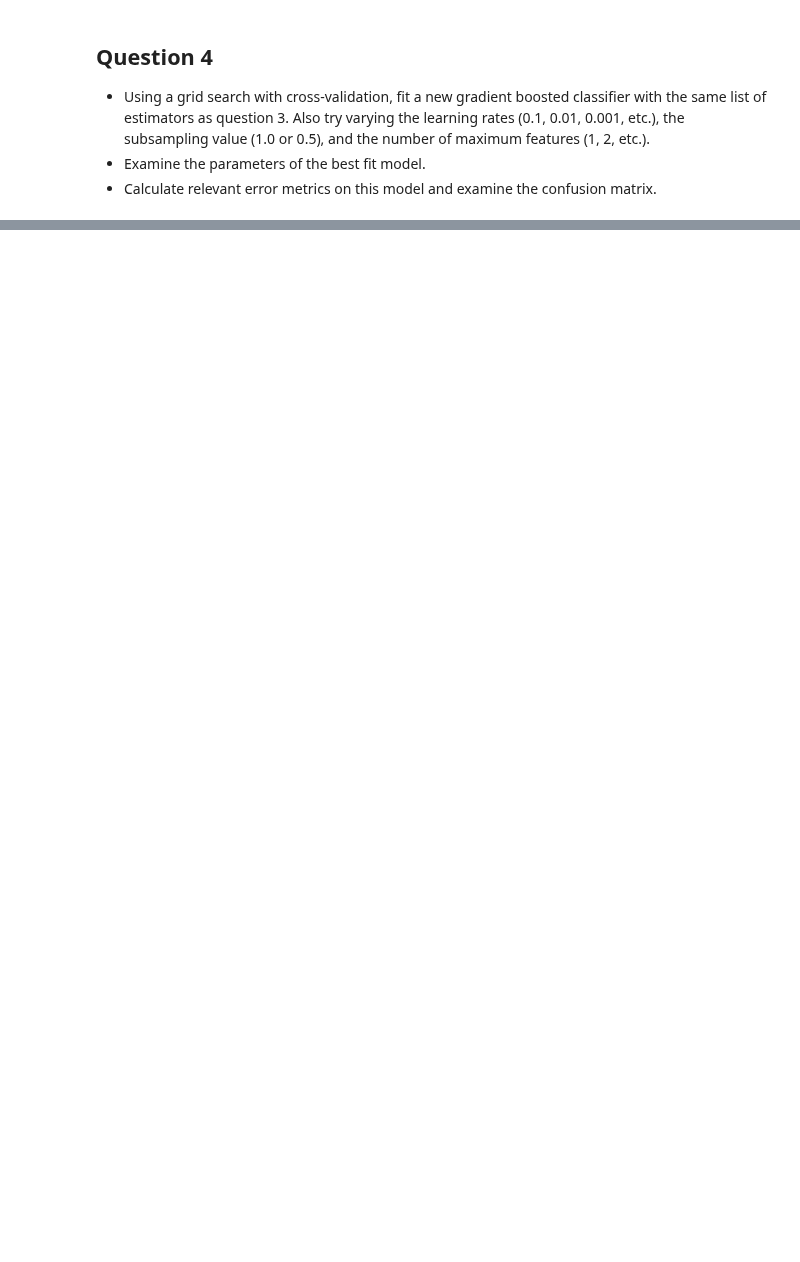
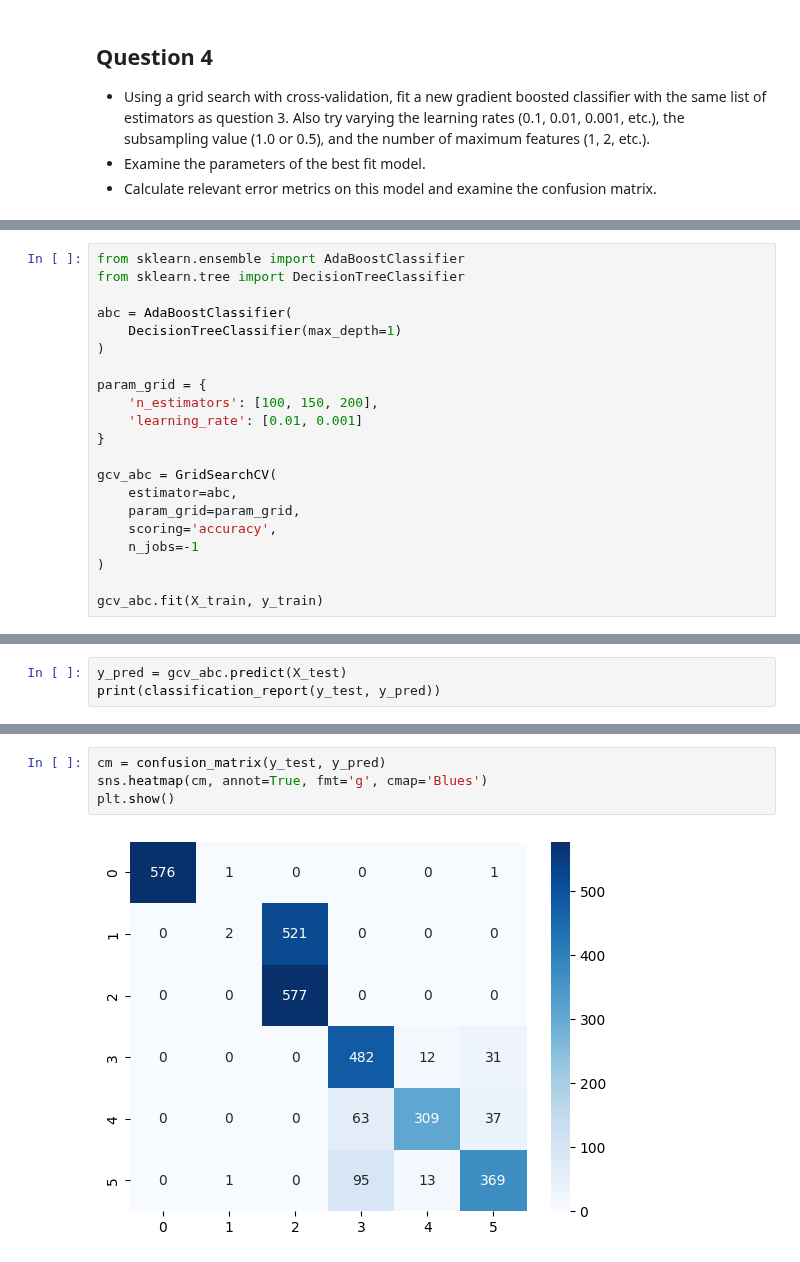
Before and after one commit to Mark-Barbaric/IBM_Machine_Learning_Certificate, a Jupyter notebook: Supervised_Machine_Learning_Classification/week5/boosting_lab.ipynb, the cells around one changed output, grey strips where cells are left out. Cells and saved outputs as stored; diff of their text form; blank space fills up the shorter version.

Commit message:
classification_week5 - working on Question 6 of final lab.

```diff
--- a/Supervised_Machine_Learning_Classification/week5/boosting_lab.ipynb
+++ b/Supervised_Machine_Learning_Classification/week5/boosting_lab.ipynb
@@ -239,0 +274,21 @@ print(classification_report(y_test, y_pred))
+# %%
+from sklearn.ensemble import AdaBoostClassifier
+from sklearn.tree import DecisionTreeClassifier
+
+abc = AdaBoostClassifier(
+    DecisionTreeClassifier(max_depth=1)
+)
+
+param_grid = {
+    'n_estimators': [100, 150, 200],
+    'learning_rate': [0.01, 0.001]
+}
+
+gcv_abc = GridSearchCV(
+    estimator=abc,
+    param_grid=param_grid,
+    scoring='accuracy',
+    n_jobs=-1
+)
+
+gcv_abc.fit(X_train, y_train)
@@ -239,0 +310,3 @@ print(classification_report(y_test, y_pred))
+# %%
+y_pred = gcv_abc.predict(X_test)
+print(classification_report(y_test, y_pred))
@@ -239,0 +326,6 @@ print(classification_report(y_test, y_pred))
+# %%
+cm = confusion_matrix(y_test, y_pred)
+sns.heatmap(cm, annot=True, fmt='g', cmap='Blues')
+plt.show()
+# %% [output]
+[figure, added]
```
Also changed, not shown: parts of 12 cells of this notebook.
